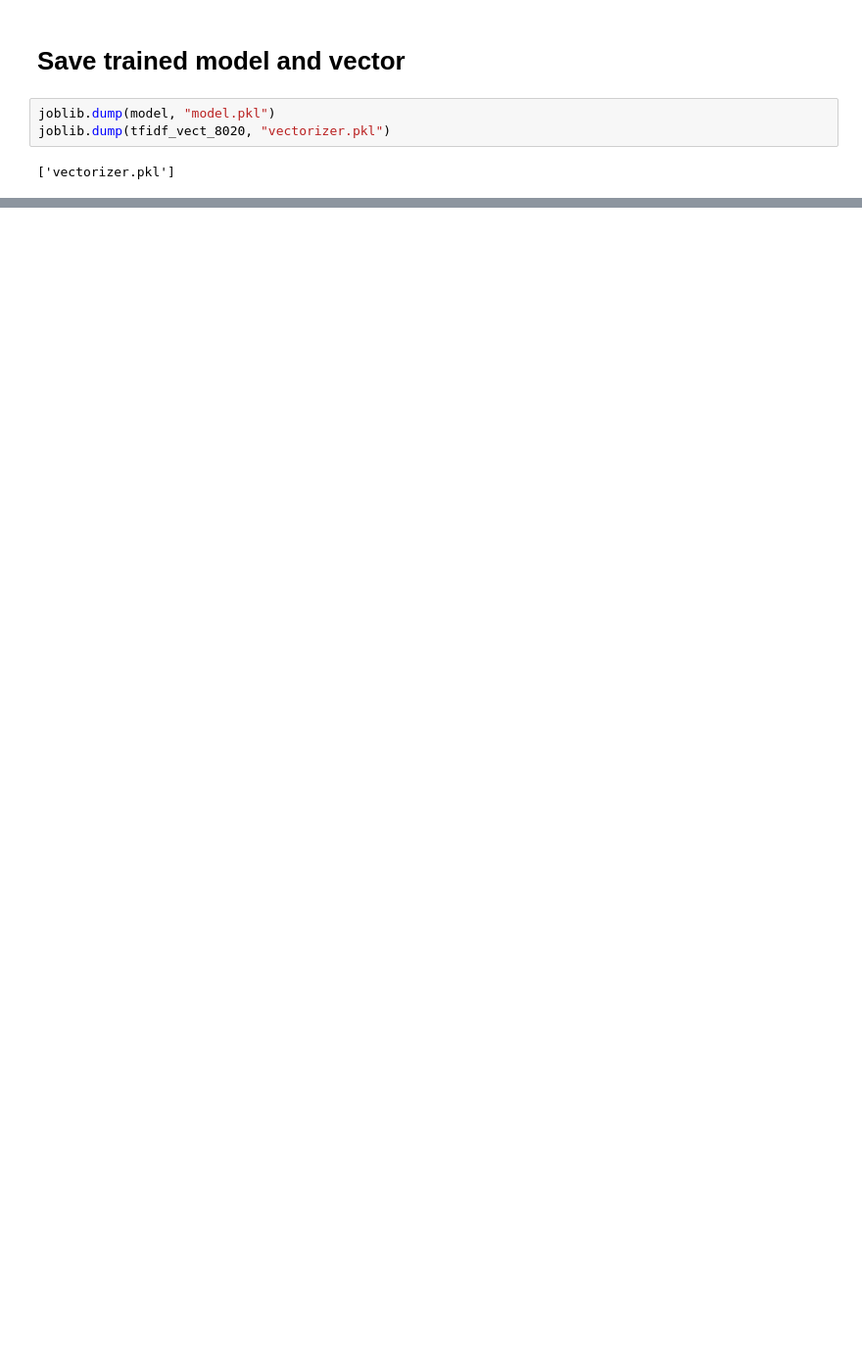
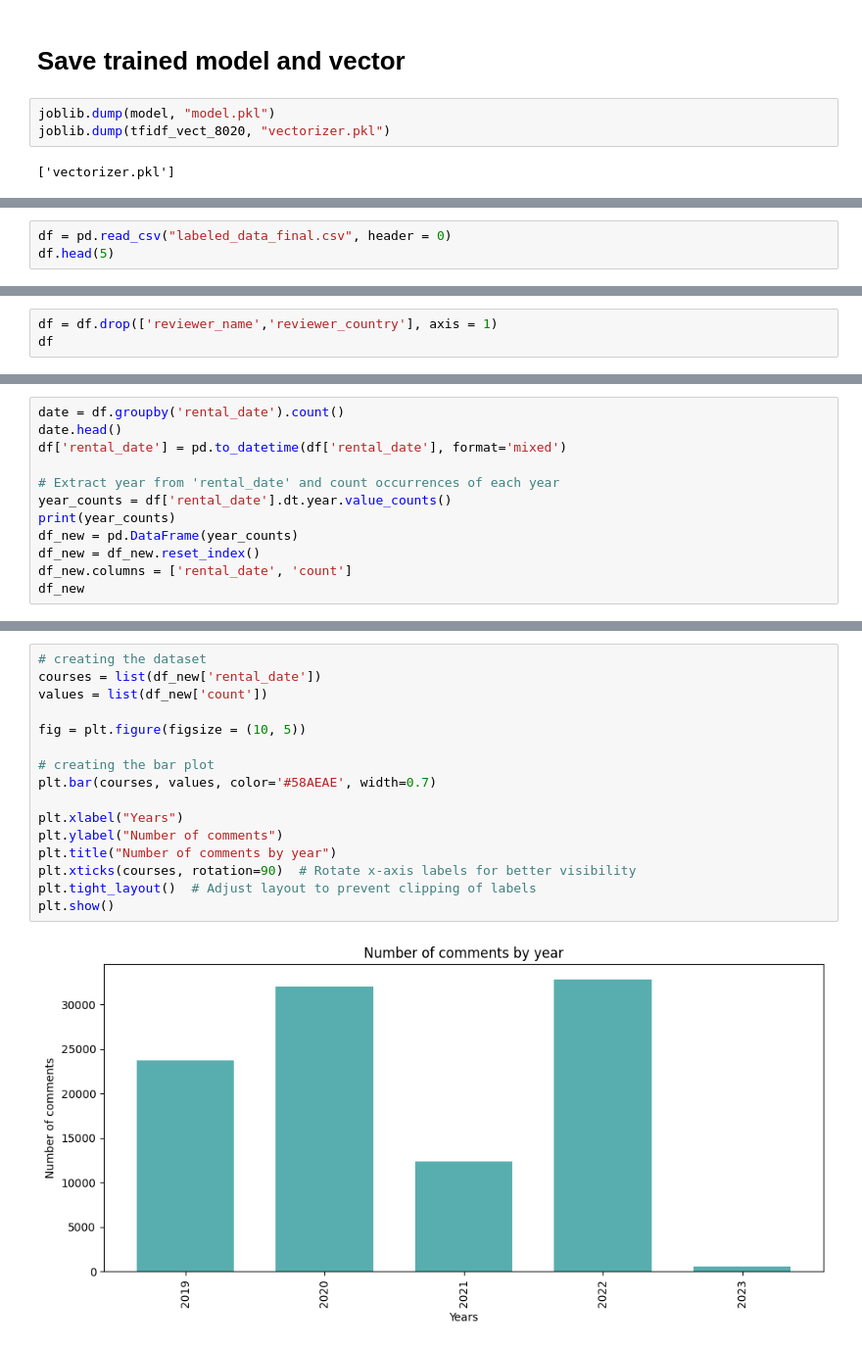
Before and after one commit to Tamuonanthit/NCKH_Airbnb, a Jupyter notebook: NCKH-1.ipynb, the cells around one changed output, grey strips where cells are left out. Shown: that part at 98% size. Drawn from its saved outputs; the diff is of its cells as text; blank space fills up the shorter version.

```diff
--- a/NCKH-1.ipynb
+++ b/NCKH-1.ipynb
@@ -472,0 +506,3 @@ Chi Square = 0.1        Parameter: c=0.1, kernel=rbf, gamma=0.0001
+# %%
+df = pd.read_csv("labeled_data_final.csv", header = 0)
+df.head(5)
@@ -472,0 +516,3 @@ Chi Square = 0.1        Parameter: c=0.1, kernel=rbf, gamma=0.0001
+# %%
+df = df.drop(['reviewer_name','reviewer_country'], axis = 1)
+df
@@ -472,0 +561,12 @@ Chi Square = 0.1        Parameter: c=0.1, kernel=rbf, gamma=0.0001
+# %%
+date = df.groupby('rental_date').count()
+date.head()
+df['rental_date'] = pd.to_datetime(df['rental_date'], format='mixed')
+
+# Extract year from 'rental_date' and count occurrences of each year
+year_counts = df['rental_date'].dt.year.value_counts()
+print(year_counts)
+df_new = pd.DataFrame(year_counts)
+df_new = df_new.reset_index()
+df_new.columns = ['rental_date', 'count']
+df_new
@@ -472,0 +587,18 @@ Chi Square = 0.1        Parameter: c=0.1, kernel=rbf, gamma=0.0001
+# %%
+# creating the dataset
+courses = list(df_new['rental_date'])
+values = list(df_new['count'])
+
+fig = plt.figure(figsize = (10, 5))
+
+# creating the bar plot
+plt.bar(courses, values, color='#58AEAE', width=0.7)
+
+plt.xlabel("Years")
+plt.ylabel("Number of comments")
+plt.title("Number of comments by year")
+plt.xticks(courses, rotation=90)  # Rotate x-axis labels for better visibility
+plt.tight_layout()  # Adjust layout to prevent clipping of labels
+plt.show()
+# %% [output]
+[figure, added]
```
Also changed, not shown: parts of 41 cells of this notebook.
